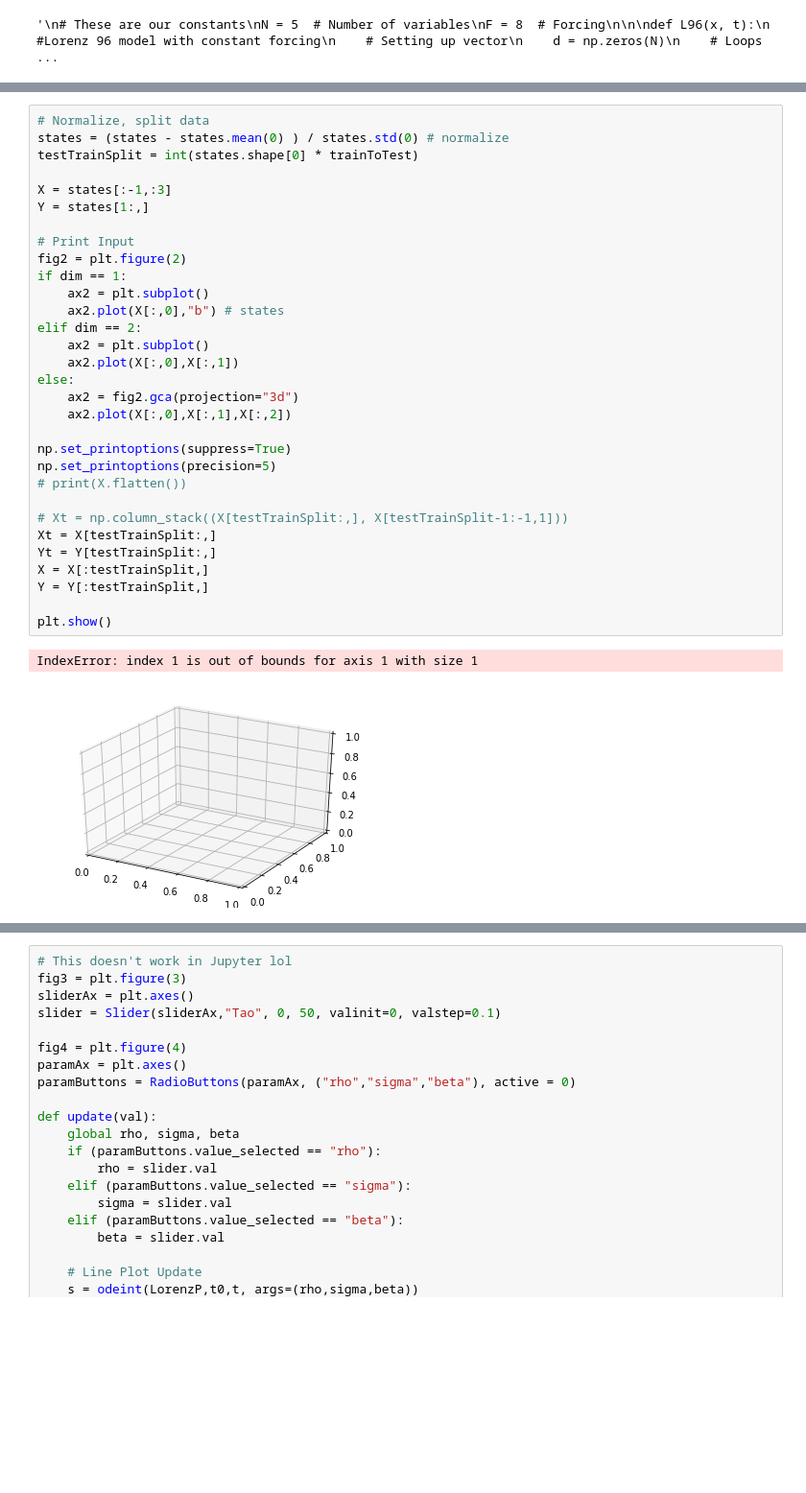
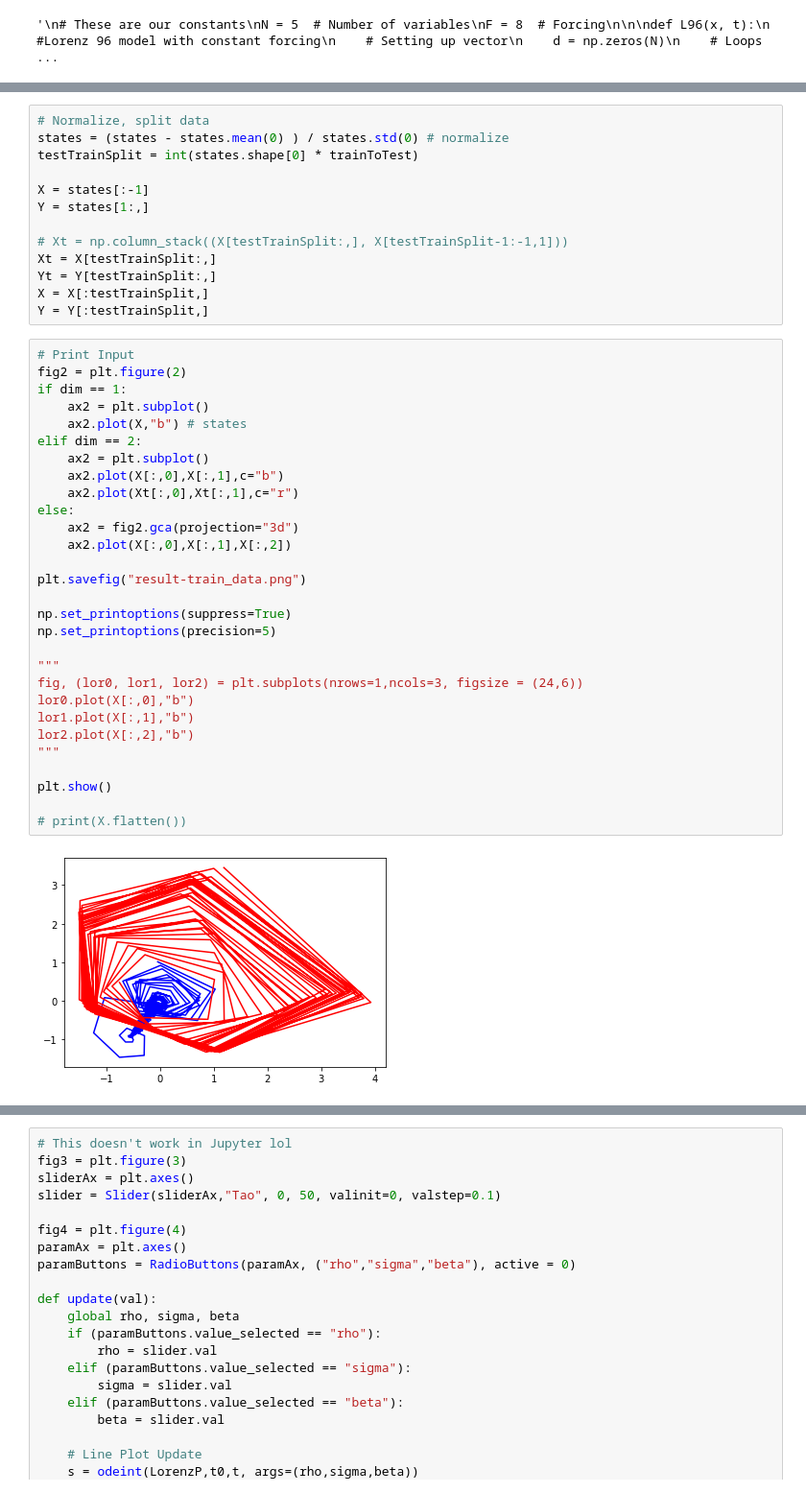
Before and after one commit to kenflat2/Nonlinear-Regression, a Jupyter notebook: GP Experimenter.ipynb, the cells around one changed output, grey strips where cells are left out. Shown at 96% size. Saved outputs shown, nothing was run; the diff lists cells and outputs as text; blank space fills up the shorter version.

```diff
--- a/GP Experimenter.ipynb
+++ b/GP Experimenter.ipynb
@@ -204,35 +254,45 @@ for i in range(1, tlen ):
 states = (states - states.mean(0) ) / states.std(0) # normalize
 testTrainSplit = int(states.shape[0] * trainToTest)
 
-X = states[:-1,:3]
+X = states[:-1]
 Y = states[1:,]
-
-# Print Input
-fig2 = plt.figure(2)
-if dim == 1:
-    ax2 = plt.subplot()
-    ax2.plot(X[:,0],"b") # states
-elif dim == 2:
-    ax2 = plt.subplot()
-    ax2.plot(X[:,0],X[:,1])
-else:
-    ax2 = fig2.gca(projection="3d")
-    ax2.plot(X[:,0],X[:,1],X[:,2])
-
-np.set_printoptions(suppress=True)
-np.set_printoptions(precision=5)
-# print(X.flatten())
 
 # Xt = np.column_stack((X[testTrainSplit:,], X[testTrainSplit-1:-1,1]))
 Xt = X[testTrainSplit:,]
 Yt = Y[testTrainSplit:,]
 X = X[:testTrainSplit,]
 Y = Y[:testTrainSplit,]
-
-plt.show()
-# %% [output]
-IndexError: index 1 is out of bounds for axis 1 with size 1
-[figure, removed]
+# %%
+# Print Input
+fig2 = plt.figure(2)
+if dim == 1:
+    ax2 = plt.subplot()
+    ax2.plot(X,"b") # states
+elif dim == 2:
+    ax2 = plt.subplot()
+    ax2.plot(X[:,0],X[:,1],c="b")
+    ax2.plot(Xt[:,0],Xt[:,1],c="r")
+else:
+    ax2 = fig2.gca(projection="3d")
+    ax2.plot(X[:,0],X[:,1],X[:,2])
+
+plt.savefig("result-train_data.png")
+
+np.set_printoptions(suppress=True)
+np.set_printoptions(precision=5)
+
+"""
+fig, (lor0, lor1, lor2) = plt.subplots(nrows=1,ncols=3, figsize = (24,6))
+lor0.plot(X[:,0],"b")
+lor1.plot(X[:,1],"b")
+lor2.plot(X[:,2],"b")
+"""
+
+plt.show()
+
+# print(X.flatten())
+# %% [output]
+[figure, added]
 # %%
 # GP setup
 gp.setCovar("sqrexp")
```
Also changed, not shown: parts of 11 cells of this notebook, 4 other files.
